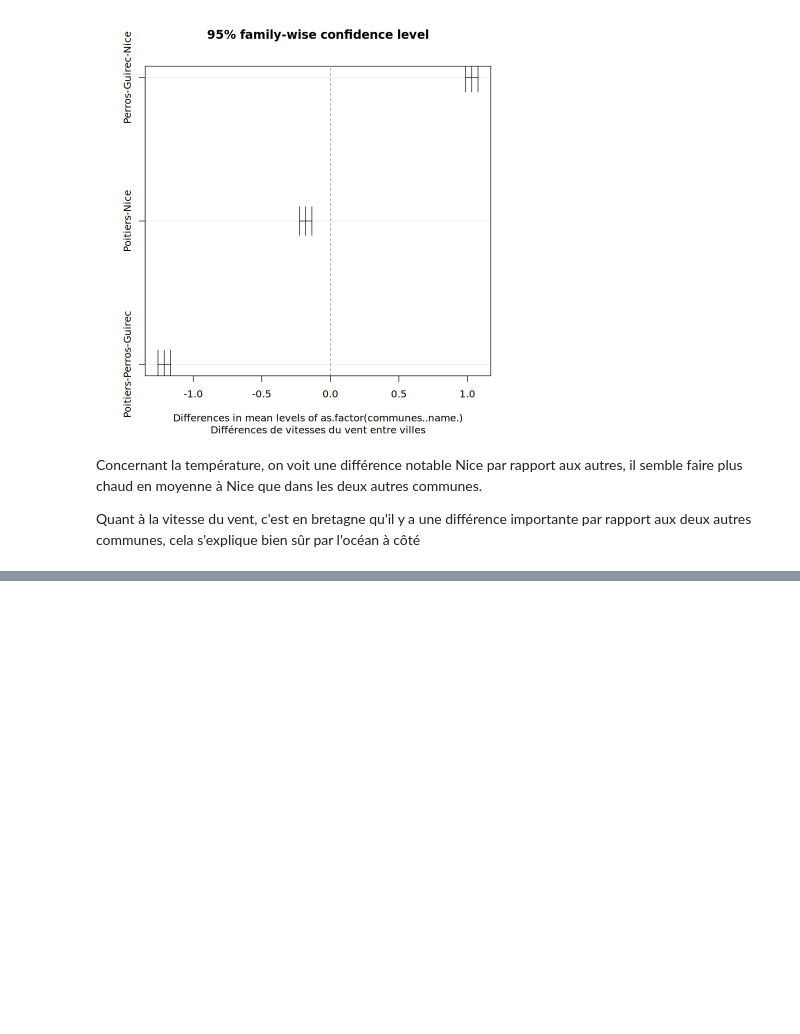
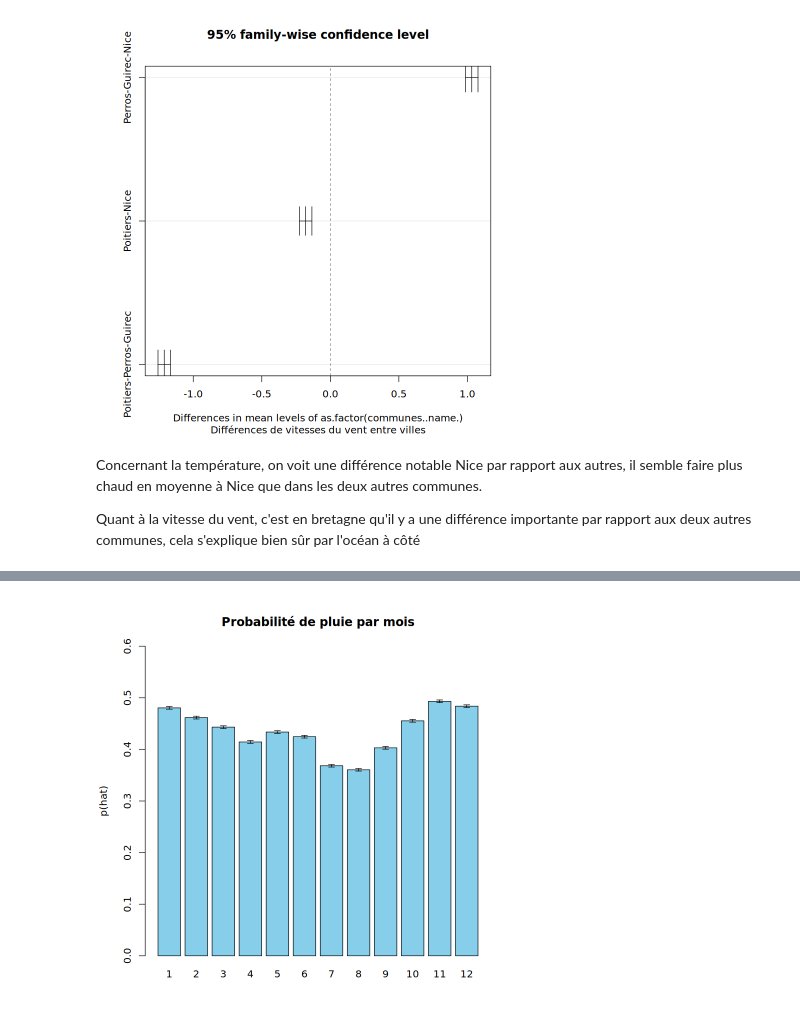
Before and after one commit to AugustinGrunewald/Statistics_Meteo, a Jupyter notebook: pattern_meteo.ipynb, the cells around one changed output, grey strips where cells are left out. Cells and saved outputs as stored; diff of their text form; code cells hidden in the pictures; blank space fills up the shorter version.

```diff
--- a/pattern_meteo.ipynb
+++ b/pattern_meteo.ipynb
@@ -471,0 +478,92 @@ Quant à la vitesse du vent, c'est en bretagne qu'il y a une différence importa
+# %%
+#Vision mois
+
+df <- data_weather
+
+# Créer la variable pluie en remplaçant les NA par 0
+df$rain <- ifelse(is.na(df$Précipitations.dans.les.24.dernières.heures),
+                  0, ifelse(df$Précipitations.dans.les.24.dernières.heures > 0, 1, 0))
+
+# Liste des mois
+months <- sort(unique(df$mois_de_l_annee))
+
+result <- data.frame(month = character(), n = numeric(), rainy_days = numeric(), p_hat = numeric(), ci_lower = numeric(), ci_upper = numeric())
+
+for (m in months) {
+  subset <- df[df$mois_de_l_annee == m, ]
+  n <- sum(!is.na(subset$rain))
+  r <- sum(subset$rain, na.rm = TRUE)
+  if (n > 0) {
+    p <- r / n
+    ci <- binom.test(r, n)$conf.int
+    result <- rbind(result, data.frame(
+      month = m,
+      n = n,
+      rainy_days = r,
+      p_hat = p,
+      ci_lower = ci[1],
+      ci_upper = ci[2]
+    ))
+  }
+}
+
+print(result)
+
+# Attribution des saisons
+par(bg = "white")
+bar_centers <- barplot(result$p_hat, names.arg = result$month, ylim = c(0, 0.6),
+                       col = "skyblue", main = "Probabilité de pluie par mois",
+                       ylab = "p(hat)")
+
+arrows(x0 = bar_centers, y0 = result$ci_lower,
+       x1 = bar_centers, y1 = result$ci_upper,
+       angle = 90, code = 3, length = 0.05)
+
+df$season <- ifelse(df$mois_de_l_annee %in% c("12","01","02"), "Hiver",
+             ifelse(df$mois_de_l_annee %in% c("3","4","5"), "Printemps",
+             ifelse(df$mois_de_l_annee %in% c("6","7","8"), "Été", "Automne")))
+
+seasons <- unique(df$season)
+season_result <- data.frame(season=character(), n=numeric(), rainy_days=numeric(), p_hat=numeric())
+
+for (s in seasons) {
+  subset <- df[df$season == s, ]
+  n <- sum(!is.na(subset$rain))
+  r <- sum(subset$rain, na.rm = TRUE)
+  season_result <- rbind(season_result, data.frame(season=s, n=n, rainy_days=r, p_hat=r/n))
+}
+
+print(season_result)
+
+
+df <- data_weather
+df$year <- substr(df$Date, 1, 4)
+
+df$rain <- ifelse(is.na(df$Précipitations.dans.les.24.dernières.heures),
+                  0, ifelse(df$Précipitations.dans.les.24.dernières.heures > 0, 1, 0))
+
+# Liste des ANNÉES
+years <- sort(unique(df$year))
+
+# Liste des mois
+months <- sort(unique(df$mois_de_l_annee))
+example_month <- months[7]
+
+year_result <- data.frame(year=character(), n=numeric(), rainy_days=numeric(), p_hat=numeric())
+
+for (y in years) {
+  subset <- df[df$year == y & df$mois_de_l_annee == example_month, ]
+  n <- sum(!is.na(subset$rain))
+  r <- sum(subset$rain, na.rm = TRUE)
+  if (n > 0) {
+    year_result <- rbind(year_result, data.frame(year=y, n=n, rainy_days=r, p_hat=r/n))
+  }
+}
+
+print(year_result)
+
+par(bg = "white")
+plot(as.numeric(year_result$year), year_result$p_hat, type="b",
+     main=paste("Évolution de p(hat) en", example_month),
+     xlab="Année", ylab="p(hat)")
+# %% [output]
@@ -471,0 +587 @@ Quant à la vitesse du vent, c'est en bretagne qu'il y a une différence importa
+[figure, added]
```
Also changed, not shown: parts of 3 cells of this notebook.
